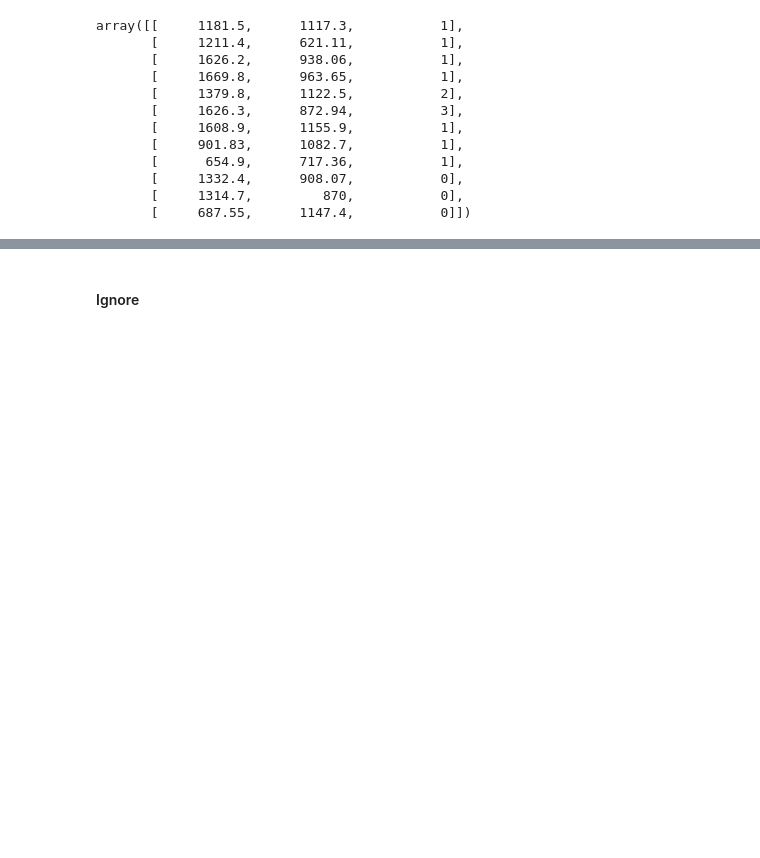
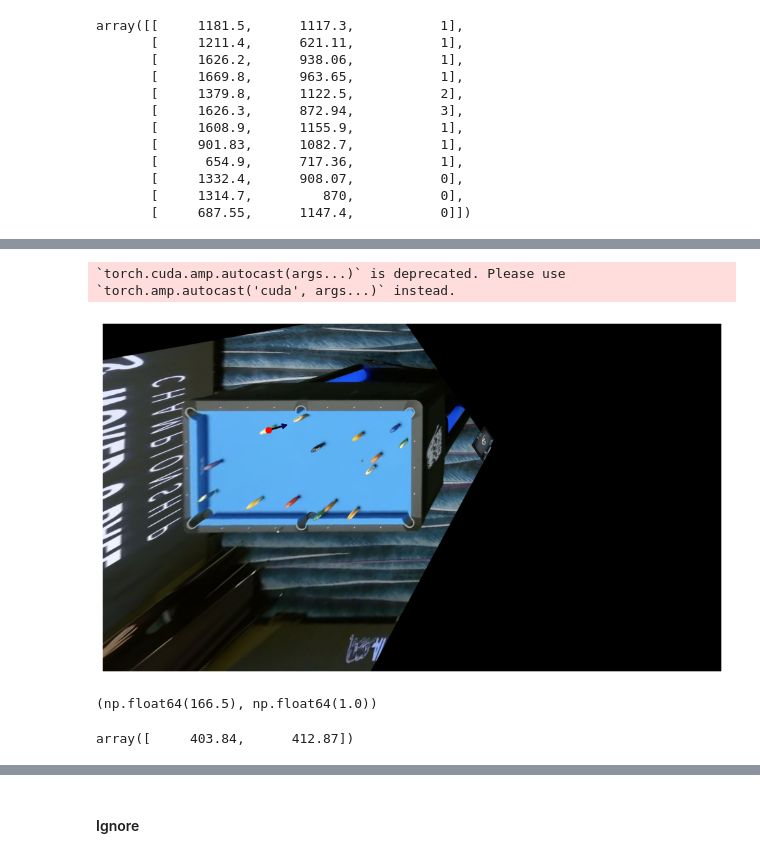
Before and after one commit to viktorseba/pix2pockets, a Jupyter notebook: pix2pockets_demo.ipynb, the cells around one changed output, grey strips where cells are left out. Cells and saved outputs as stored; diff of their text form; code cells hidden in the pictures; blank space fills up the shorter version.

```diff
--- a/pix2pockets_demo.ipynb
+++ b/pix2pockets_demo.ipynb
@@ -327,0 +368,11 @@ SystemExit:
+# %%
+datanum = 0
+im_path = '8-Ball-Pool-3/train/images/180_png.rf.d95ed08408ababb588c6d1af919a1ba5.jpg'
+# im_path = '8-Ball-Pool-3/train/images/194_png.rf.6b3c01d7e039ffa56fe5023410954781.jpg'
+detection_model_path = 'detection_model_weight/detection_model.pt'
+RL_model_path = 'RL_models/PPO.zip'
+# %%
+detection_model = load_detection_model(detection_model_path)
+RL_model = load_RL_no_env(RL_model_path)
+
+%matplotlib inline
@@ -327,0 +386,51 @@ SystemExit:
+# %%
+_, detections = get_detection(im_path=im_path, model=detection_model, post_process=True)
+image = cv2.imread(im_path)[:,:,::-1] # TODO: fix this to work with image directly
+
+label = 't' # used for saving files only
+thres = 3
+
+dots_newformat = detections[detections[:, 5]==4]
+balls_newformat = detections[detections[:, 5]!=4]
+
+Object = HomographyMapping(label,dots_newformat[:,0:2],thres,image,balls_newformat,datanum,save_folder)
+Object.extract_lines()
+
+ball_H = Object.ball_H
+image = Object.warpedim
+
+state = Object.to_RL()
+angle, force = get_action(RL_model, state)
+
+fig, ax = plt.subplots(1, 1, figsize=(12,12))
+ax.imshow(image)
+ax.axis('off')
+
+cue_ball = ball_H[balls_newformat[:, -1] == 2, :4].flatten()[:2]
+max_length = 100  # pxels
+length = force * max_length
+angle_rad = np.deg2rad(angle)
+
+dx = length * np.cos(angle_rad)
+dy = -length * np.sin(angle_rad)
+
+ax.plot(*cue_ball, 'ro')
+ax.arrow(*cue_ball, dx, dy, width=5, head_width=30, head_length=30, fc='blue', ec='black')
+
+# Optional: axis settings
+ax.set_xlim(0, image.shape[1])
+ax.set_ylim(image.shape[0], 0)  # flip y-axis to match image coordinates
+ax.set_aspect('equal')
+plt.show()
+# %% [output]
+`torch.cuda.amp.autocast(args...)` is deprecated. Please use `torch.amp.autocast('cuda', args...)` instead.
+[figure, added]
+# %%
+angle, force
+# %% [output]
+(np.float64(166.5), np.float64(1.0))
+# %%
+cue_ball = balls_newformat[balls_newformat[:, -1] == 2, :4].flatten()[:2]
+cue_ball
+# %% [output]
+array([     403.84,      412.87])
```
Also changed, not shown: parts of 11 cells of this notebook, 4 other files.
